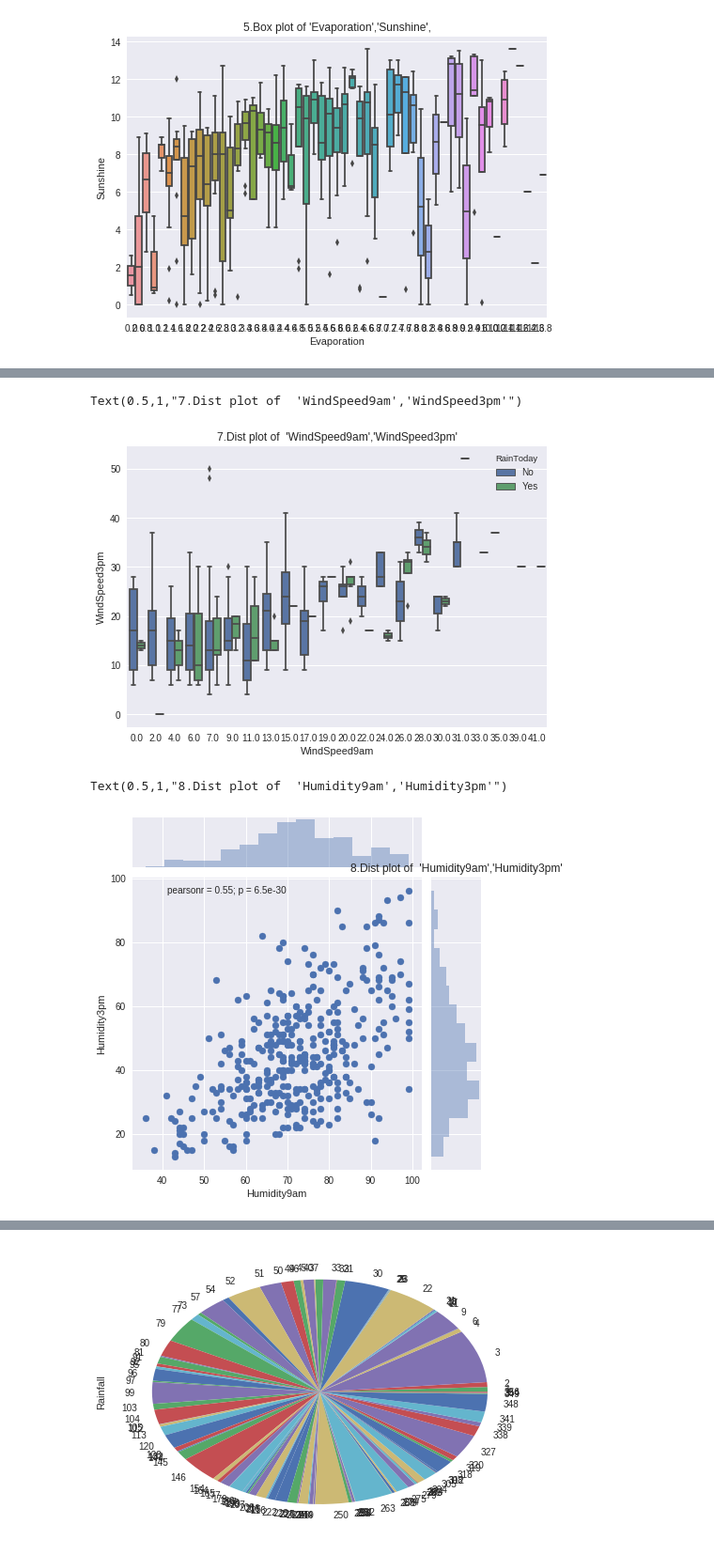
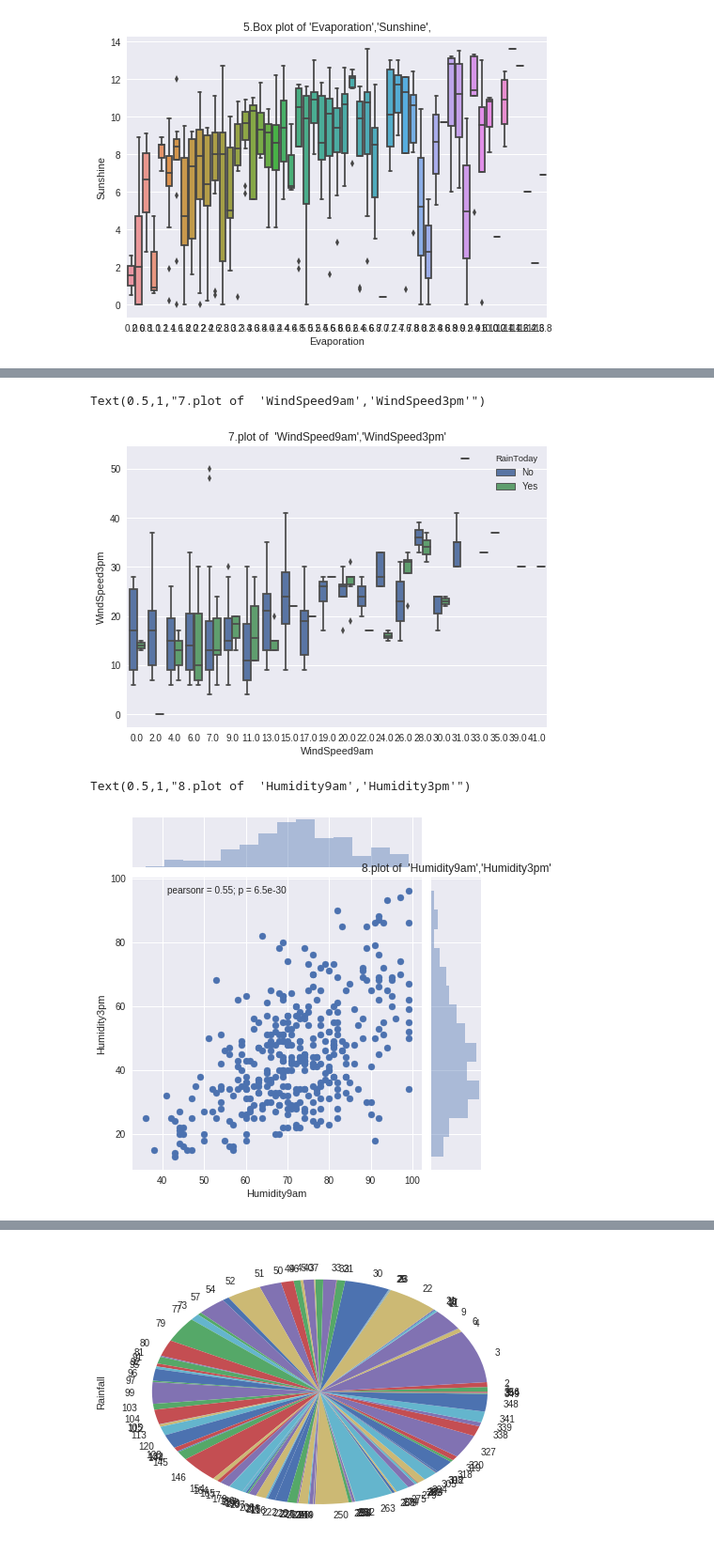
Before and after one commit to harjeevansingh/ML_ON1Acadview, a Jupyter notebook: assignment_6.ipynb, the cells around one changed output, grey strips where cells are left out. Shown at 94% size. Drawn from its saved outputs; the diff is of its cells as text; code cells hidden in the pictures.

```diff
--- a/assignment_6.ipynb
+++ b/assignment_6.ipynb
@@ -94,17 +94,17 @@ Text(0.5,1,"6.Dist plot of 'WindGustDir','WindGustSpeed'")
 # %%
 sns.boxplot(x= 'WindSpeed9am', y='WindSpeed3pm',data=df, hue='RainToday')
 sns.despine()
-plt.title("7.Dist plot of  'WindSpeed9am','WindSpeed3pm'")
+plt.title("7.plot of  'WindSpeed9am','WindSpeed3pm'")
 # %% [output]
-Text(0.5,1,"7.Dist plot of  'WindSpeed9am','WindSpeed3pm'")
+Text(0.5,1,"7.plot of  'WindSpeed9am','WindSpeed3pm'")
-[figure, old version]
+[figure, new version]
 # %%
 sns.jointplot(x= 'Humidity9am', y='Humidity3pm',data=df)
 sns.despine()
-plt.title("8.Dist plot of  'Humidity9am','Humidity3pm'")
+plt.title("8.plot of  'Humidity9am','Humidity3pm'")
 # %% [output]
-Text(0.5,1,"8.Dist plot of  'Humidity9am','Humidity3pm'")
+Text(0.5,1,"8.plot of  'Humidity9am','Humidity3pm'")
-[figure, old version]
+[figure, new version]
 # %%
 sns.violinplot(x= 'Pressure9am', y='RainTomorrow',data=df)
 sns.despine()
```
Also changed, not shown: parts of 8 cells of this notebook.
